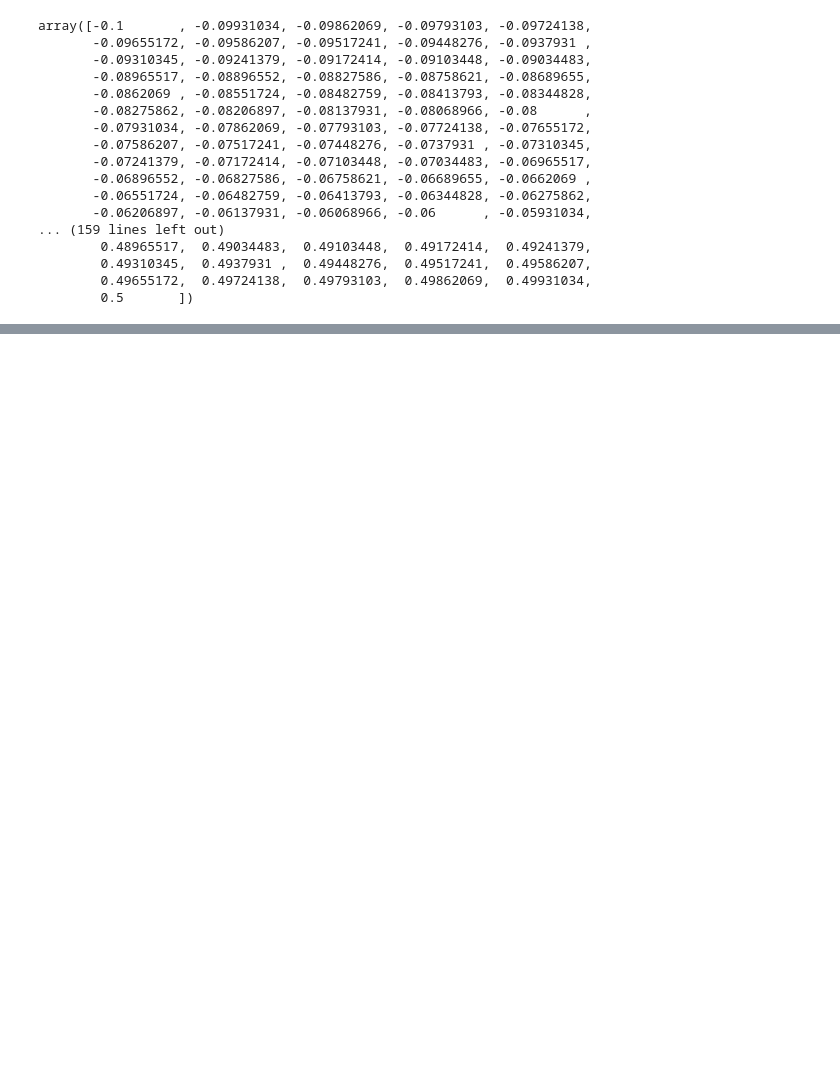
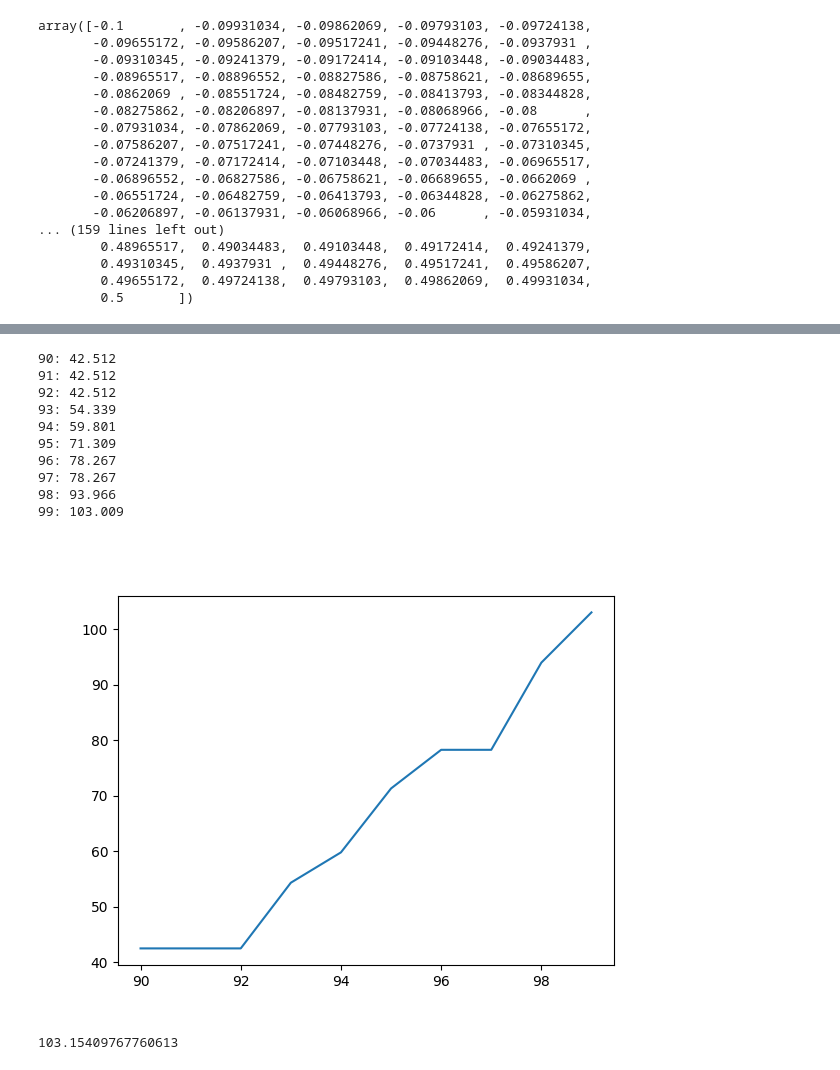
Before and after one commit to Katterrina/fimuni_thesis, a Jupyter notebook: notebooks/03_pci.ipynb, the cells around one changed output, grey strips where cells are left out. Saved outputs shown, nothing was run; the diff lists cells and outputs as text; code cells hidden in the pictures; blank space fills up the shorter version.

```diff
--- a/notebooks/03_pci.ipynb
+++ b/notebooks/03_pci.ipynb
@@ -117,0 +126,32 @@ plt.show();
+# %%
+mvs = []
+pci_mv = []
+
+for mv in range(90,100):
+    par = {'baseline_window':(-0.1,-0.01), 'response_window':(0.05,0.5), 'k':1.2, 'min_snr':1.1, 'max_var':mv, 'embed':False,'n_steps':50} #
+    pci_st_result = pci_st.calc_PCIst(epochs_data_averaged, epochs.times, **par)
+    print(f"{mv}: {pci_st_result:.3f}")
+    pci_mv.append(pci_st_result)
+    mvs.append(mv)
+
+plt.figure()
+sns.lineplot(x=mvs, y=pci_mv)
+plt.show()
+# %% [output]
+90: 42.512
+91: 42.512
+92: 42.512
+93: 54.339
+94: 59.801
+95: 71.309
+96: 78.267
+97: 78.267
+98: 93.966
+99: 103.009
+[figure, added]
+# %%
+par = {'baseline_window':(-0.1,-0.01), 'response_window':(0.05,0.5), 'k':1.2, 'min_snr':1.1, 'max_var':99, 'embed':False,'n_steps':100} #
+pci_st_result = pci_st.calc_PCIst(epochs_data_averaged, epochs.times, **par)
+pci_st_result
+# %% [output]
+103.15409767760613
```
Also changed, not shown: parts of 11 cells of this notebook.
